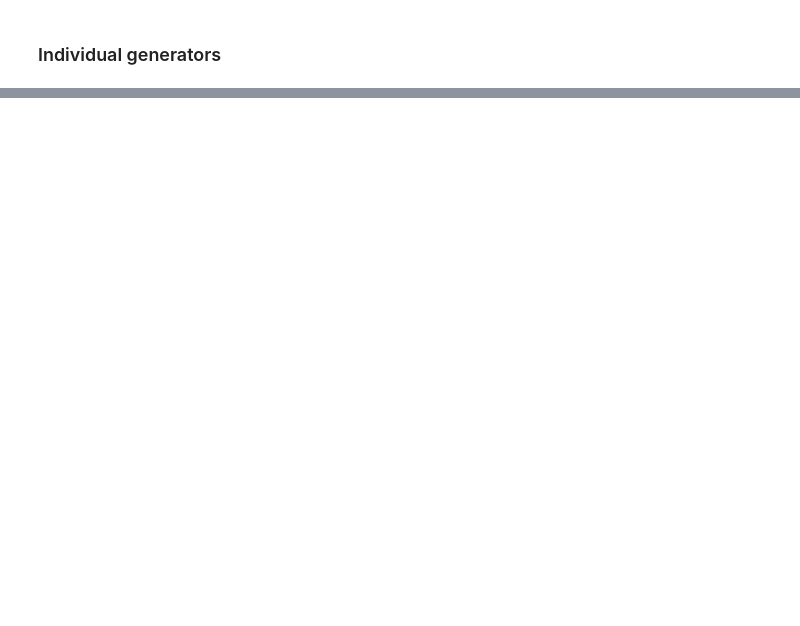
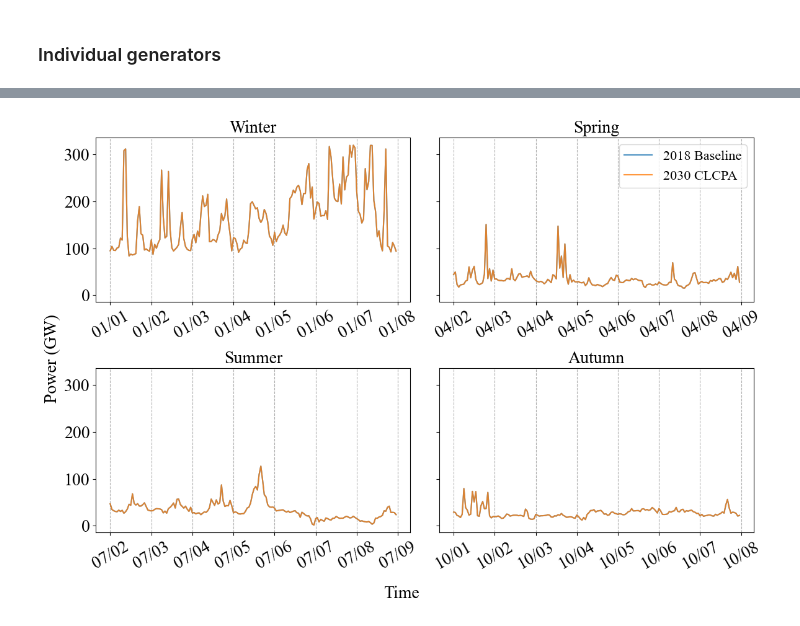
Before and after one commit to boyuan276/NYgrid-python, a Jupyter notebook: examples/opf_post.ipynb, the cells around one changed output, grey strips where cells are left out. Saved outputs shown, nothing was run; the diff lists cells and outputs as text; code cells hidden in the pictures; blank space fills up the shorter version.

```diff
--- a/examples/opf_post.ipynb
+++ b/examples/opf_post.ipynb
@@ -579,0 +379,34 @@ for ii in range(num_thermal):
+# %%
+fig, axs = plt.subplots(2, 2, figsize=(12, 8),
+                        sharex=False, sharey=True)
+
+for i in range(4):
+    ax = axs.flatten()[i]
+
+    ax.plot(lmp_2018Baseline.mean(axis=1).loc[week_list[i][0]:week_list[i][1]],
+            alpha=0.8, label='2018 Baseline')
+    ax.plot(lmp_2018Baseline.mean(axis=1).loc[week_list[i][0]:week_list[i][1]],
+            alpha=0.8, label='2030 CLCPA')
+
+    # Formatting
+    ax.xaxis.set_major_formatter(mdates.DateFormatter(r'%m/%d'))
+    # ax.set_ylim(0, 30)
+    ax.tick_params(axis='x', rotation=30)
+    ax.set_title(season_list[i], fontsize=20)
+    ax.grid(axis='x', linestyle='--')
+    ax.tick_params(axis='both', which='major', labelsize=20)
+    if i == 1:
+            ax.legend(fontsize=16, loc='upper right')
+
+
+fig.supxlabel('Time', fontsize=20)
+fig.supylabel('Power (GW)', fontsize=20)
+# title = 'Total thermal generation in NYS'
+# fig.suptitle(title, fontsize=24)
+plt.tight_layout()
+# fig.savefig(os.path.join(fig_dir, f'total_thermal_gen_rep_weeks.png'),
+#             dpi=600, bbox_inches='tight', format='png')
+# fig.savefig(os.path.join(fig_dir, f'total_thermal_gen_rep_weeks.svg'),
+#             bbox_inches='tight', format='svg')
+# %% [output]
+[figure, added]
```
Also changed, not shown: parts of 38 cells of this notebook.
